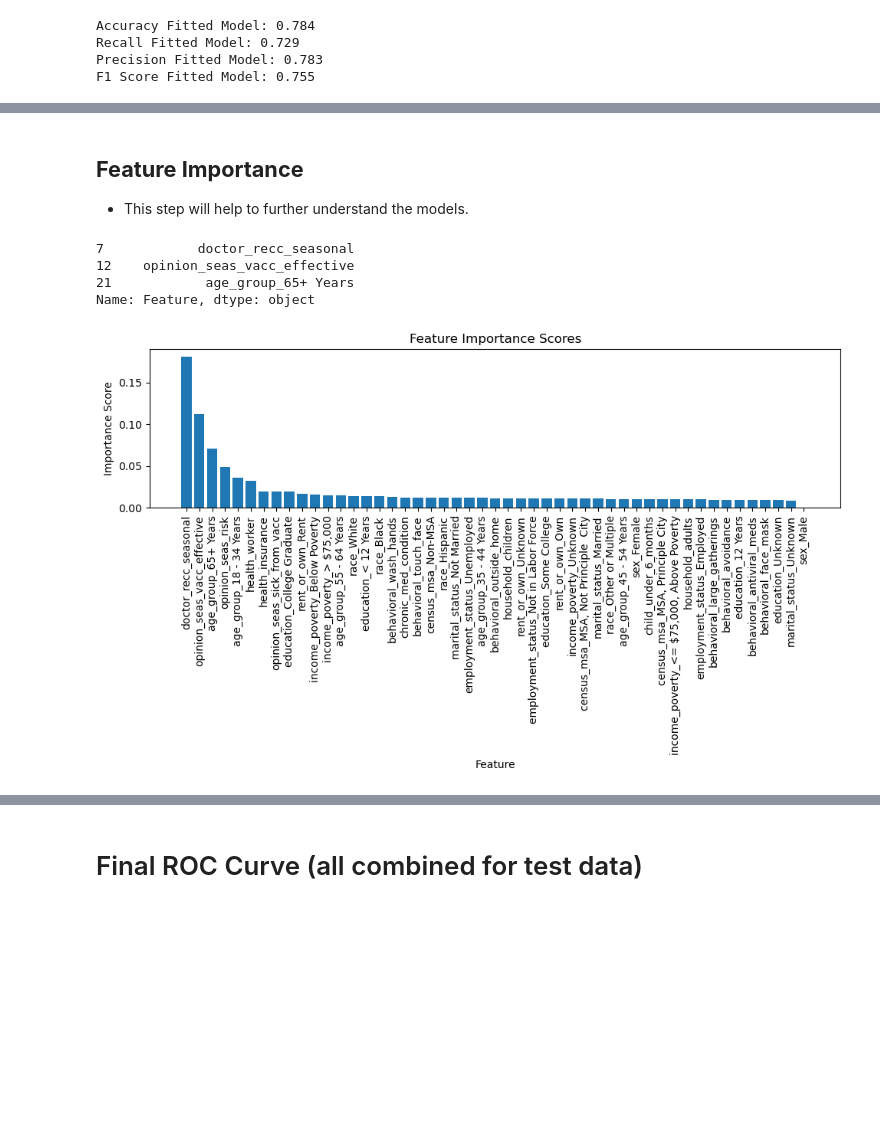
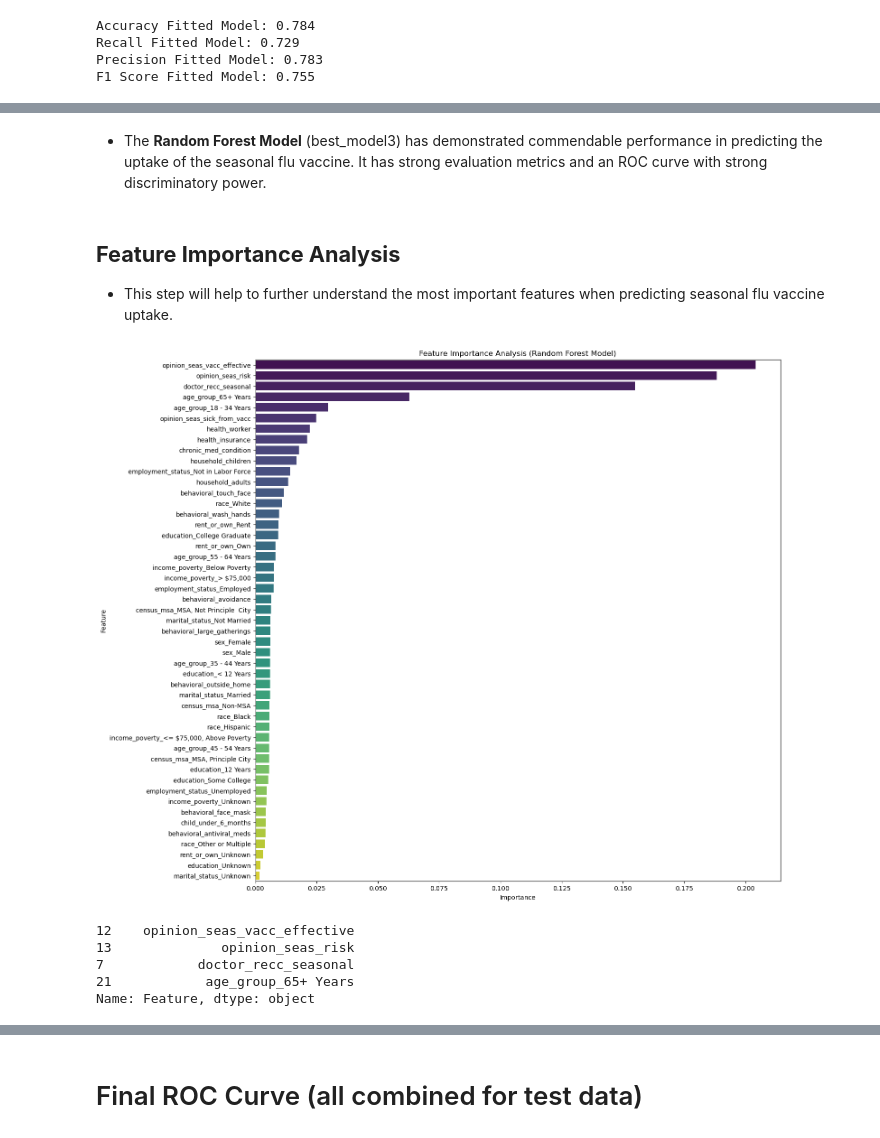
Before and after one commit to kuriawaruchu/Seasonal-Flu-Vaccine-Prediction, a Jupyter notebook: Group5_ph03_project.ipynb, the cells around one changed output, grey strips where cells are left out. Saved outputs shown, nothing was run; the diff lists cells and outputs as text; code cells hidden in the pictures; blank space fills up the shorter version.

```diff
--- a/Group5_ph03_project.ipynb
+++ b/Group5_ph03_project.ipynb
@@ -1416,46 +1416,40 @@ F1-Score: at 75.5%, it is a good balance between precision and recall.
+# %% [markdown]
+- The **Random Forest Model** (best_model3) has demonstrated commendable performance in predicting the uptake of the seasonal flu vaccine. It has strong evaluation metrics and an ROC curve with strong discriminatory power.
 # %% [markdown]
-## **Feature Importance**
-- This step will help to further understand the models.
+## **Feature Importance Analysis**
+- This step will help to further understand the most important features when predicting seasonal flu vaccine uptake.
+# %%
+# Get feature importances from the Random Forest model (Model 3)
+importance_scores = best_model3.feature_importances_
+
+# DataFrame with feature names and importance scores
+feature_importance_df = pd.DataFrame({"Feature": X_train.columns, "Importance": importance_scores})
+
+# Sort the features by importance in descending order
+feature_importance_df = feature_importance_df.sort_values(by="Importance", ascending=False)
+
+# Plotting feature importance
+plt.figure(figsize=(15, 15))
+sns.barplot(x="Importance", y="Feature", data=feature_importance_df, palette="viridis")
+plt.xlabel("Importance")
+plt.ylabel("Feature")
+plt.title("Feature Importance Analysis (Random Forest Model)")
+plt.savefig("images/random_forest_feature_importance.png")
+plt.show()
+# %% [output]
+[figure, added]
 # %%
-importance_scores = model4.feature_importances_
-
-# DataFrame with feature names and importance scores
-feature_importance_df = pd.DataFrame({"Feature": X_train.columns, "Importance": importance_scores})
-
 # Set a threshold for feature importance
 threshold = 0.05
 
 # Select the features with importance scores above the threshold
 selected_features = feature_importance_df.loc[feature_importance_df["Importance"] > threshold, "Feature"]
-
-# Filter the training and testing data with the selected features
-X_train_selected = X_train[selected_features]
-X_test_selected = X_test[selected_features]
+selected_features
+# %% [output]
+12    opinion_seas_vacc_effective
+13              opinion_seas_risk
+7            doctor_recc_seasonal
+21            age_group_65+ Years
+Name: Feature, dtype: object
-# %%
-selected_features
-# %% [output]
-7            doctor_recc_seasonal
-12    opinion_seas_vacc_effective
-21            age_group_65+ Years
-Name: Feature, dtype: object
-# %%
-# all features
-sorted_features = feature_importance_df.sort_values("Importance", ascending=False)
-# top_10_features = sorted_features.iloc[:10, :]
-# print(top_10_features["Feature"])
-# sorted_features
-
-# plotting a bar plot to show scores
-plt.figure(figsize=(10, 6))
-plt.bar(sorted_features["Feature"], sorted_features["Importance"])
-plt.xticks(rotation=90)
-plt.xlabel("Feature")
-plt.ylabel("Importance Score")
-plt.title("Feature Importance Scores")
-plt.tight_layout()
-
-plt.savefig("feature_importance_plot.png");
-# %% [output]
-[figure, removed]
 # %% [markdown]
 **Feature Importance Observations**
```
Also changed, not shown: parts of 40 cells of this notebook, 22 other files.
